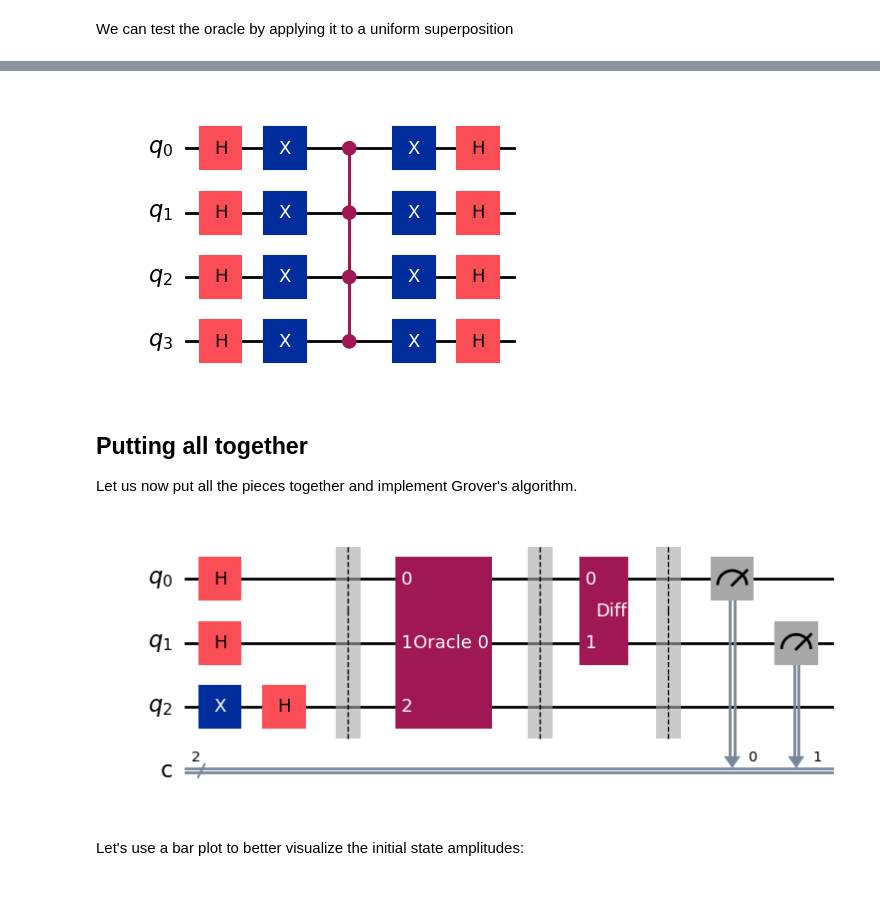
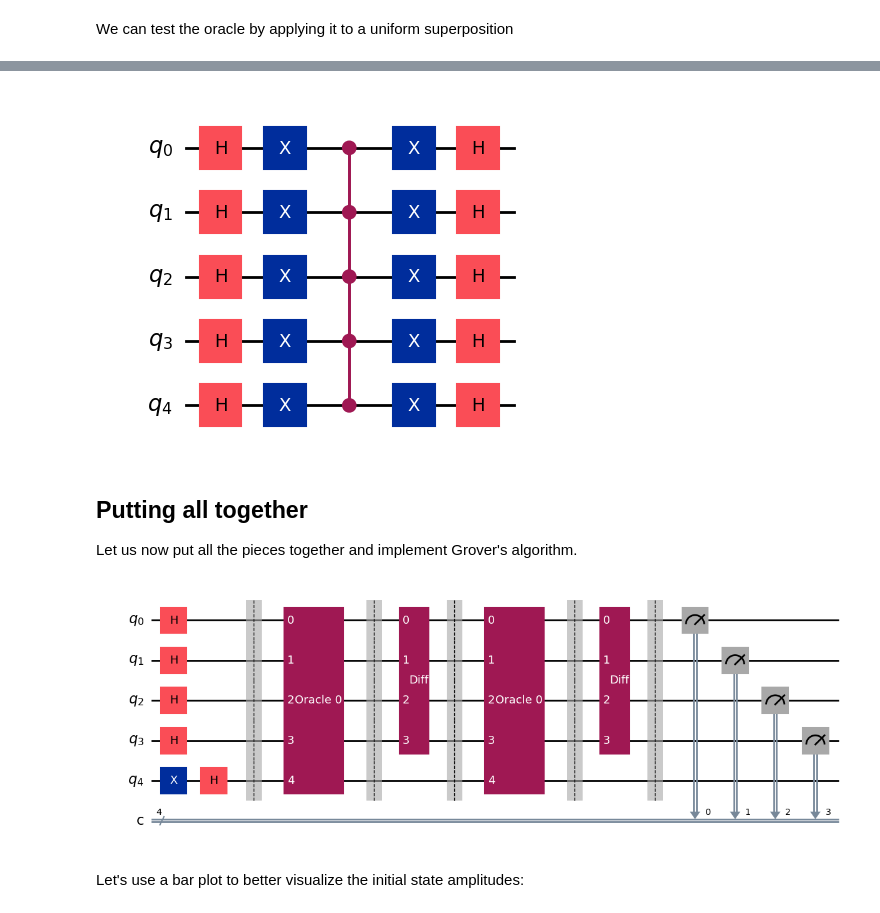
Before and after one commit to NicolaAssolini98/QuantumLab25, a Jupyter notebook: Lab5/Grover.ipynb, the cells around one changed output, grey strips where cells are left out. Drawn from its saved outputs; the diff is of its cells as text; code cells hidden in the pictures.

```diff
--- a/Lab5/Grover.ipynb
+++ b/Lab5/Grover.ipynb
@@ -126,28 +126,25 @@ The diffusion operator can be implemented as follows:
 # %%
 from qiskit.circuit.library import ZGate
 
 
 def create_diffusion_operator(N):
     qc = QuantumCircuit(N, name="Diff")
     qc.h(range(N))
     qc.x(range(N))
     qc.append(ZGate().control(N-1), range(N))
     qc.x(range(N))
     qc.h(range(N))
     return qc
 
-qc = create_diffusion_operator(4)
+qc = create_diffusion_operator(5)
 qc.draw('mpl')
 # %% [output]
-[figure, old version]
+[figure, new version]
 # %% [markdown]
 ## Putting all together
 
 Let us now put all the pieces together and implement Grover's algorithm.
 # %%
-
-
-
 
 import math
 
@@ -169,7 +166,6 @@ def create_grover_circuit(num_qbits, marked):
     diffusion = create_diffusion_operator(num_qbits) # Create the diffusion operator
 
     R = int(np.round(np.sqrt(num_qbits) * np.pi / 4))
-
     for i in range(R):
 
         grover.append(oracle, range(num_qbits+1))
@@ -188,9 +184,9 @@ def create_grover_circuit(num_qbits, marked):
 
 
 # create_grover_circuit(2,0).decompose().draw('mpl')
-create_grover_circuit(2,0).draw('mpl')
+create_grover_circuit(4,0).draw('mpl')
 # %% [output]
-[figure, old version]
+[figure, new version]
 # %% [markdown]
 Let\'s use a bar plot to better visualize the initial state amplitudes:
 # %%
```
Also changed, not shown: parts of 4 cells of this notebook.
